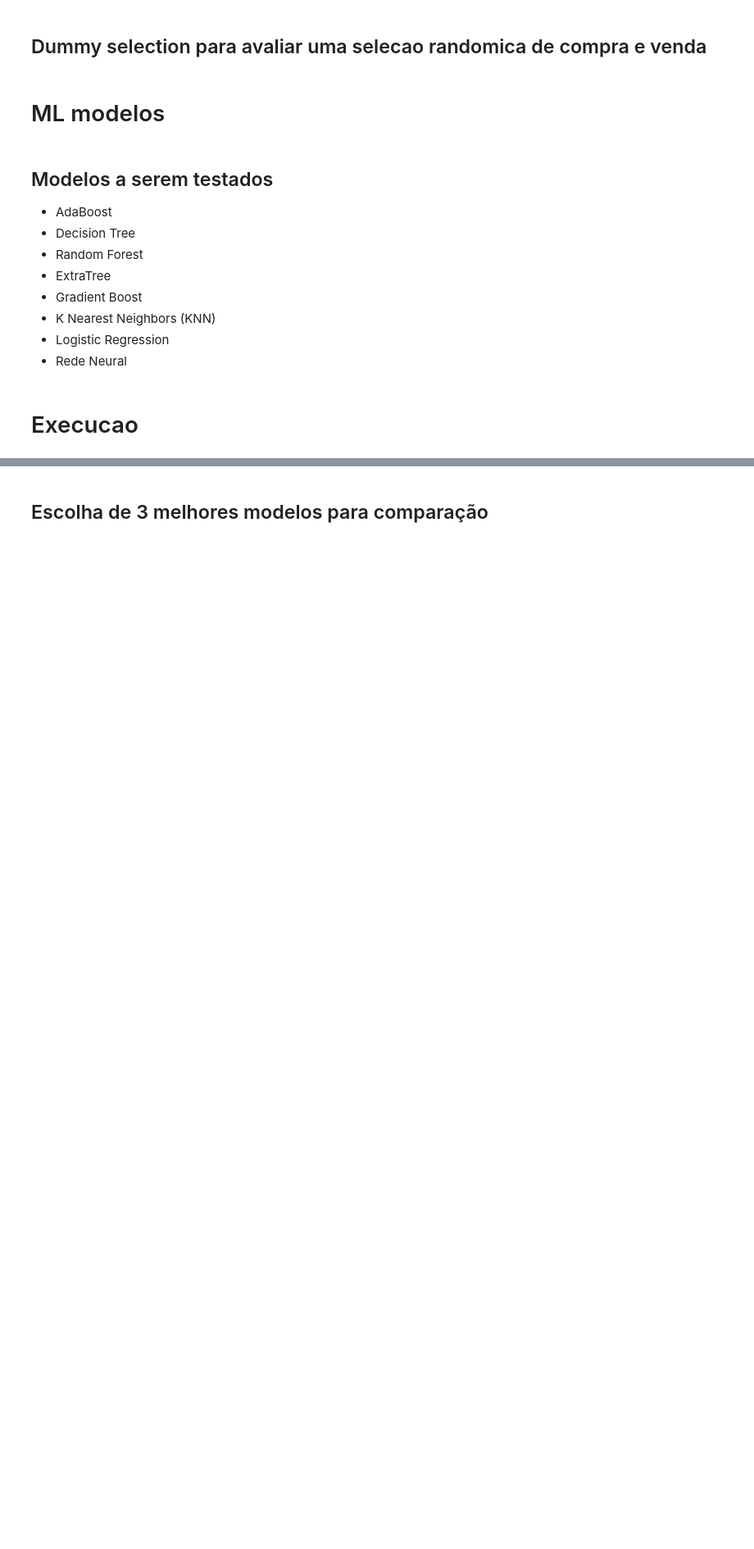
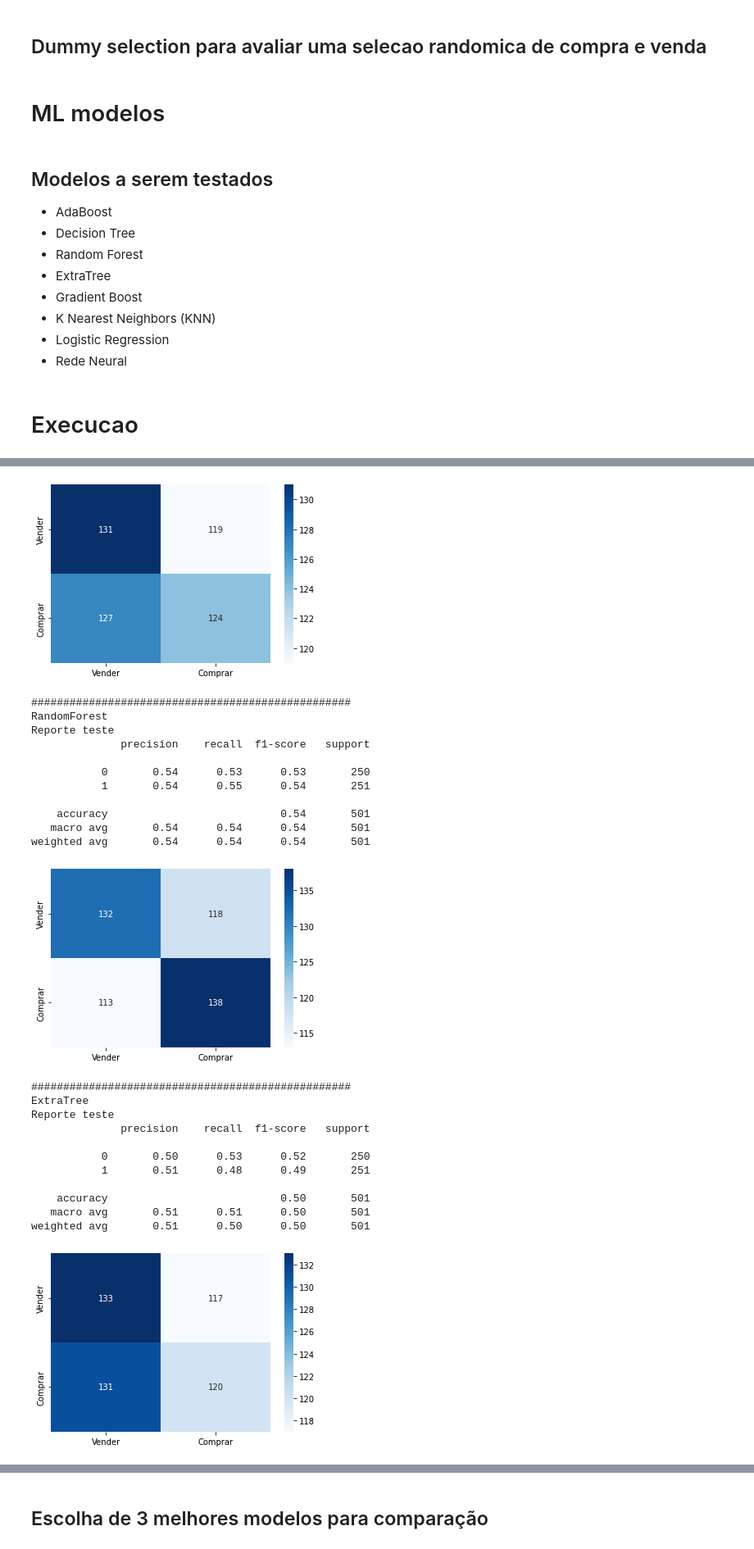
Before and after one commit to ricardomdesa/TCC-PUC-2020, a Jupyter notebook: notebooks/analise_ml.ipynb, the cells around one changed output, grey strips where cells are left out. Shown at 82% size. Drawn from its saved outputs; the diff is of its cells as text; code cells hidden in the pictures; blank space fills up the shorter version.

```diff
--- a/notebooks/analise_ml.ipynb
+++ b/notebooks/analise_ml.ipynb
@@ -33,8 +33,8 @@ from sklearn.metrics import make_scorer, precision_score
 
 import joblib
 # %%
-def carregar_joblib():
-    df = joblib.load("../out/result_analise_desc.joblib")
+def carregar_joblib(file_name: str = "../out/result_analise_desc.joblib"):
+    df = joblib.load(file_name)
     return df
 # %% [markdown]
 ## Feature selection
@@ -129,8 +129,15 @@ def rodar_imprimir_modelos_ml(modelos, X_treino, X_teste, y_treino, y_teste):
 # %% [markdown]
 # Execucao
 # %%
-def main():
-    df = carregar_joblib()
+def main(scaled: bool):
+    if scaled:
+        df = carregar_joblib("../out/result_analise_desc_scaled.joblib")
+        print("scaled df")
+    else:
+        df = carregar_joblib()
+        print("NOT scaled df")
+
+    print(df.shape)
 
     print("Feature Selection")
     # split database train and test
@@ -146,4 +153,4 @@ def main():
 
     modelos = rodar_imprimir_modelos_ml(modelos, X_treino, X_teste, y_treino, y_teste)
 
-main()
+    return df
@@ -224,0 +236,3 @@ weighted avg       0.51      0.51      0.51       501
+# %%
+df = main(scaled=False)
+# %% [output]
@@ -224,0 +277,25 @@ weighted avg       0.51      0.51      0.51       501
+[figure, added]
+##################################################
+RandomForest
+Reporte teste
+              precision    recall  f1-score   support
+
+           0       0.54      0.53      0.53       250
+           1       0.54      0.55      0.54       251
+
+    accuracy                           0.54       501
+   macro avg       0.54      0.54      0.54       501
+weighted avg       0.54      0.54      0.54       501
+[figure, added]
+##################################################
+ExtraTree
+Reporte teste
+              precision    recall  f1-score   support
+
+           0       0.50      0.53      0.52       250
+           1       0.51      0.48      0.49       251
+
+    accuracy                           0.50       501
+   macro avg       0.51      0.51      0.50       501
+weighted avg       0.51      0.50      0.50       501
+[figure, added]
```
Also changed, not shown: parts of 10 cells of this notebook, 6 other files.
